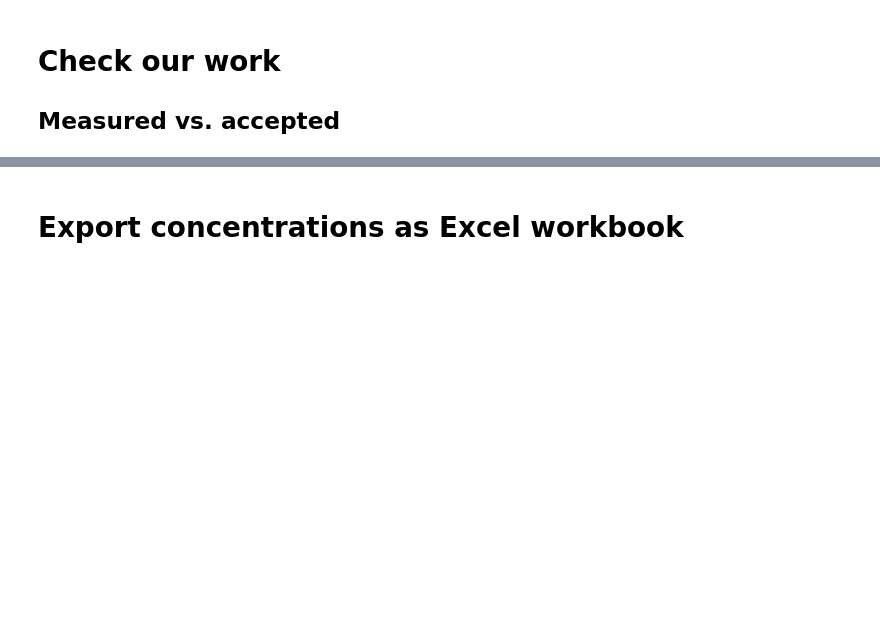
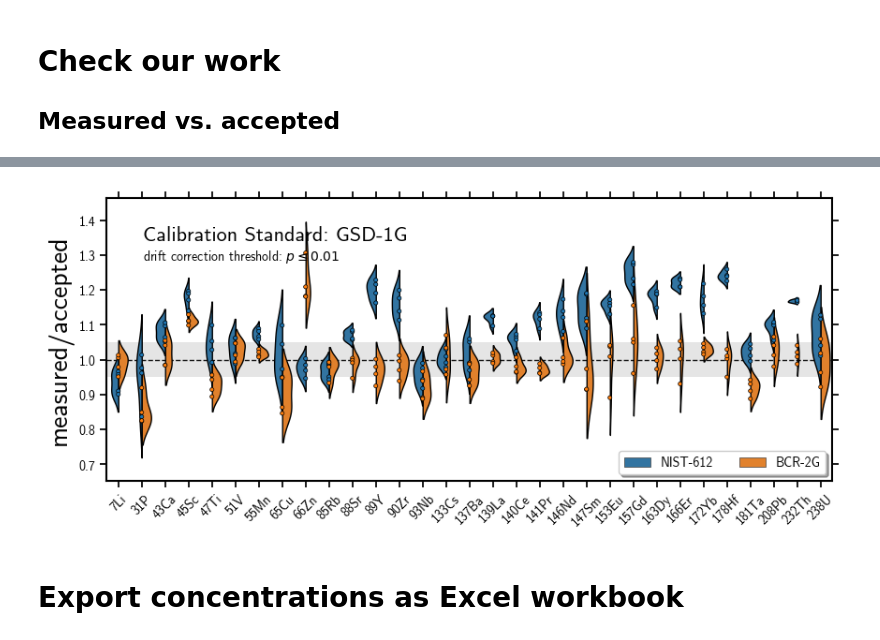
Before and after one commit to jlubbersgeo/laicpms_general, a Jupyter notebook: lasercalc_python.ipynb, the cells around one changed output, grey strips where cells are left out. Cells and saved outputs as stored; diff of their text form; code cells hidden in the pictures; blank space fills up the shorter version.

```diff
--- a/lasercalc_python.ipynb
+++ b/lasercalc_python.ipynb
@@ -902,3 +905,93 @@ l = plt.legend(
+# %%
+ratios_df = pd.DataFrame(0, index=df_standards.index, columns=myanalytes)
+
+secondary_standards = [
+    "NIST-612",
+    "BCR-2G",
+]
+for standard in secondary_standards:
+
+    for analyte, nomass in zip(myanalytes, myanalytes_nomass):
+        if type(df_standards.loc[standard, :]) == pd.Series:
+            r = df_standards.loc[standard, analyte] / stds_data.loc[standard, nomass]
+            ratios_df.loc[standard, analyte] = r
+        else:
+
+            r = (
+                df_standards.loc[standard, analyte].to_numpy()
+                / stds_data.loc[standard, nomass]
+            )
+            ratios_df.loc[standard, analyte] = r
+
+
+fig, ax = plt.subplots(figsize=(10, 4))
+
+ratios_df = ratios_df.loc[secondary_standards, :]
+ratios_df_long = ratios_df.reset_index().melt(id_vars="sample", value_vars=myanalytes)
+
+
+sns.violinplot(
+    data=ratios_df_long,
+    hue="sample",
+    x="variable",
+    y="value",
+    split=True,
+    inner=None,
+    linewidth=1,
+    edgecolor="k",
+    zorder=10,
+)
+sns.stripplot(
+    data=ratios_df_long,
+    hue="sample",
+    x="variable",
+    y="value",
+    edgecolor="black",
+    jitter=False,
+    linewidth=0.5,
+    size=3,
+)
+
+ax.set_xticklabels(myanalytes, rotation=90)
+ax.axhline(1, c="k", ls="--", marker="", zorder=0, lw=1)
+ax.axhspan(0.95, 1.05, alpha=0.2, fc="gray", zorder=0)
+# ax.set_ylim(0.5, 1.5)
+ax.text(
+    0.05,
+    0.85,
+    "Calibration Standard: {}".format(calib_std),
+    fontsize=16,
+    transform=ax.transAxes,
+)
+ax.text(
+    0.05,
+    0.78,
+    "drift correction threshold: $p \leq {}$".format(alpha),
+    fontsize=10,
+    transform=ax.transAxes,
+)
+ax.minorticks_off()
+
+ax.set_xticklabels(myanalytes, rotation=45)
+ax.set_ylabel("measured/accepted", fontsize=20)
+ax.set_xlabel("")
+
+for i in range(len(ax.collections)):
+
+    ax.collections[i].set_edgecolor("k")
+
+    # Get the handles and labels. For this example it'll be 2 tuples
+# of length 4 each.
+handles, labels = ax.get_legend_handles_labels()
+
+# When creating the legend, only use the first two elements
+# to effectively remove the last two.
+l = plt.legend(
+    handles[0:2], labels[0:2], loc="lower right", ncol=2, fancybox=True, shadow=True
+)
+# plt.savefig("{}/measured_accepted_plot_{}.png".format(outpath,calib_std),bbox_inches = 'tight')
+# %% [output]
+[figure, added]
 # %% [markdown]
 # Export concentrations as Excel workbook
 # %%
```
Also changed, not shown: parts of 8 cells of this notebook.
